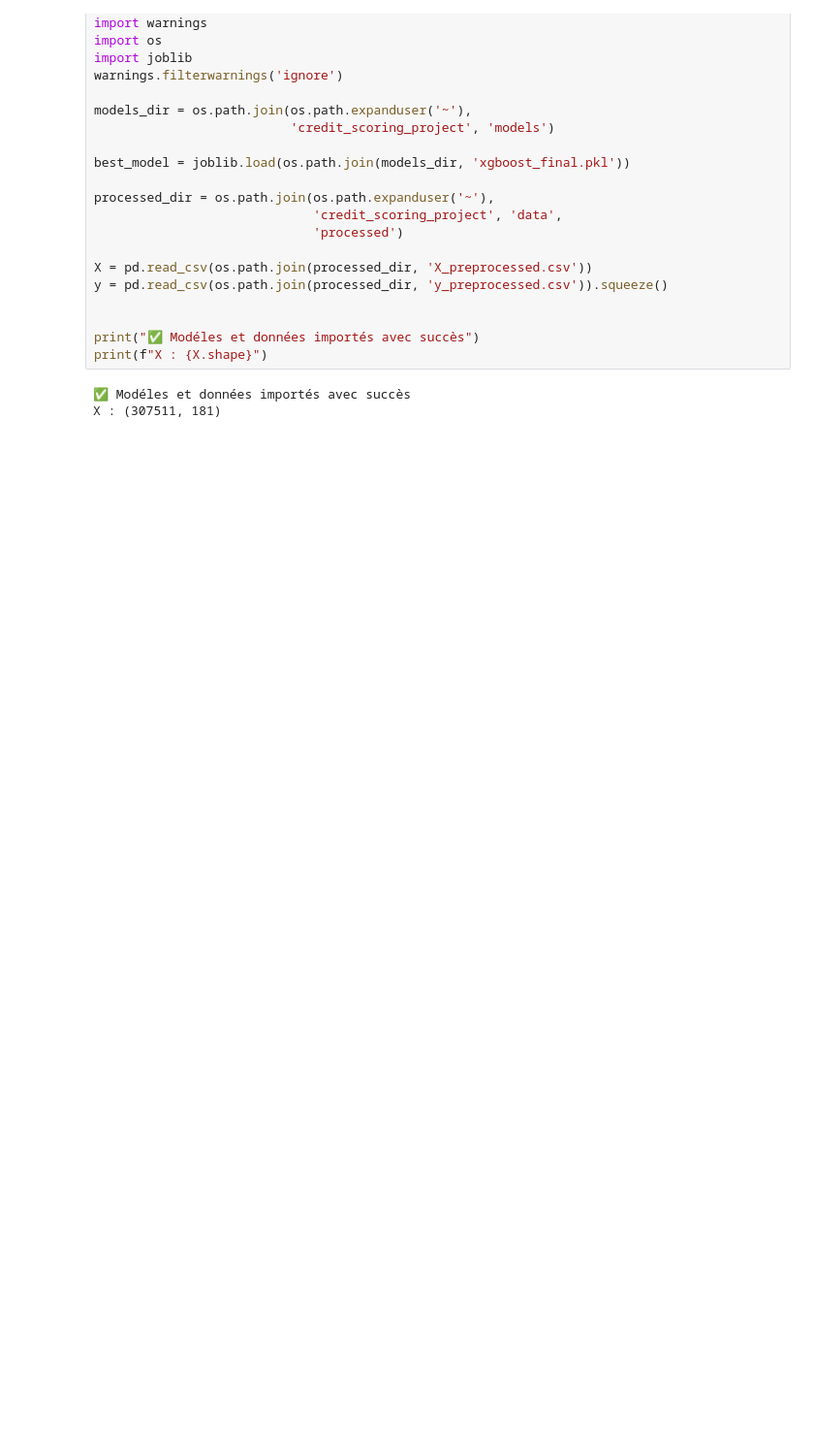
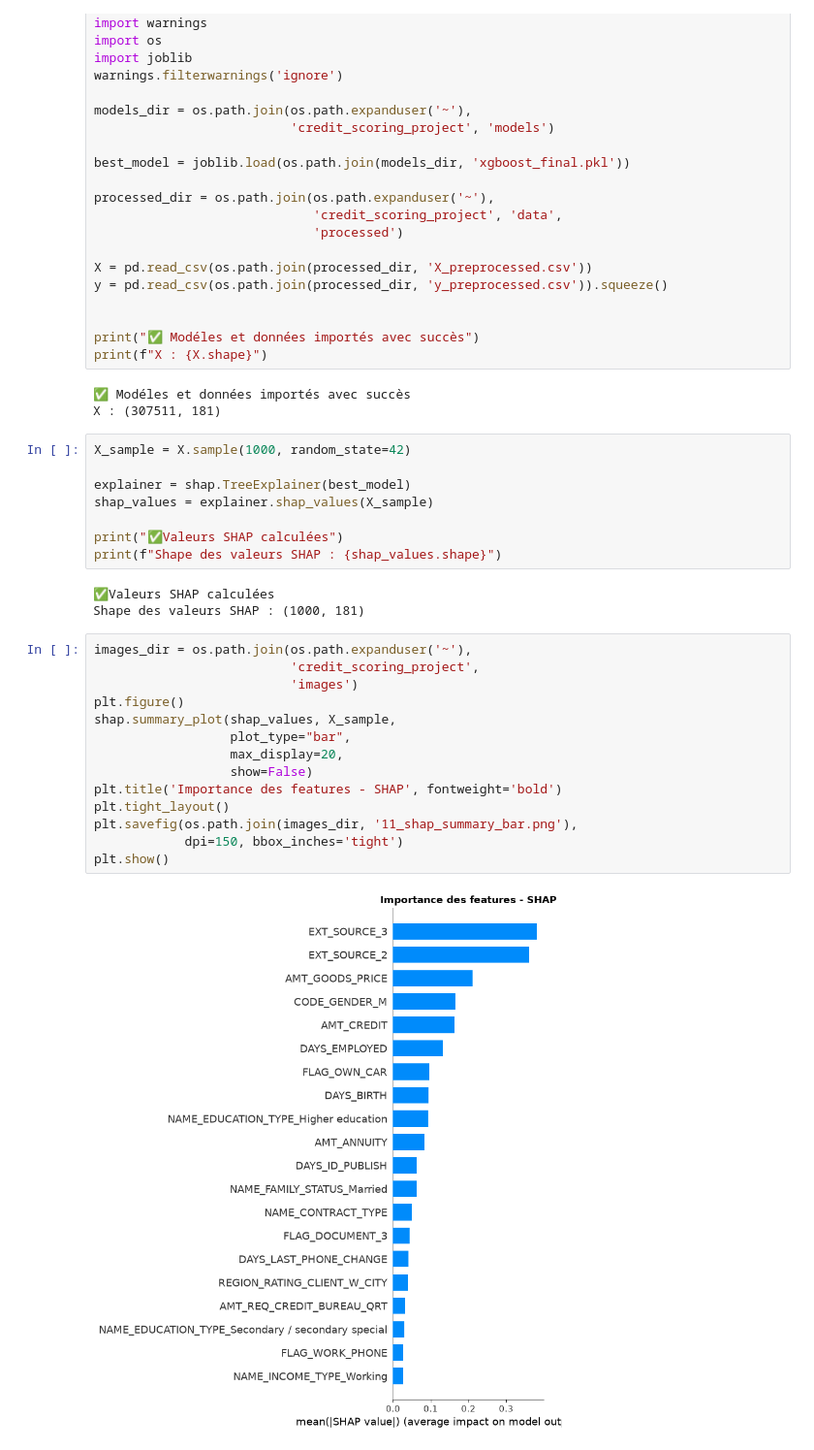
Before and after one commit to ThierryMa237/credit-scoring-project, a Jupyter notebook: notebooks/O5_explainability.ipynb, the cells around one changed output. Shown at 97% size. Cells and saved outputs as stored; diff of their text form; blank space fills up the shorter version.

Commit message:
feat: add SHAP explainability with summary and waterfall

```diff
--- a/notebooks/O5_explainability.ipynb
+++ b/notebooks/O5_explainability.ipynb
@@ -31,3 +31,30 @@ print(f"X : {X.shape}")
 # %% [output]
 ✅ Modéles et données importés avec succès
 X : (307511, 181)
+# %%
+X_sample = X.sample(1000, random_state=42)
+
+explainer = shap.TreeExplainer(best_model)
+shap_values = explainer.shap_values(X_sample)
+
+print("✅Valeurs SHAP calculées")
+print(f"Shape des valeurs SHAP : {shap_values.shape}")
+# %% [output]
+✅Valeurs SHAP calculées
+Shape des valeurs SHAP : (1000, 181)
+# %%
+images_dir = os.path.join(os.path.expanduser('~'),
+                          'credit_scoring_project',
+                          'images')
+plt.figure()
+shap.summary_plot(shap_values, X_sample,
+                  plot_type="bar",
+                  max_display=20,
+                  show=False)
+plt.title('Importance des features - SHAP', fontweight='bold')
+plt.tight_layout()
+plt.savefig(os.path.join(images_dir, '11_shap_summary_bar.png'),
+            dpi=150, bbox_inches='tight')
+plt.show()
+# %% [output]
+[figure, added]
```
Also changed, not shown: parts of 2 cells of this notebook, 3 other files.
